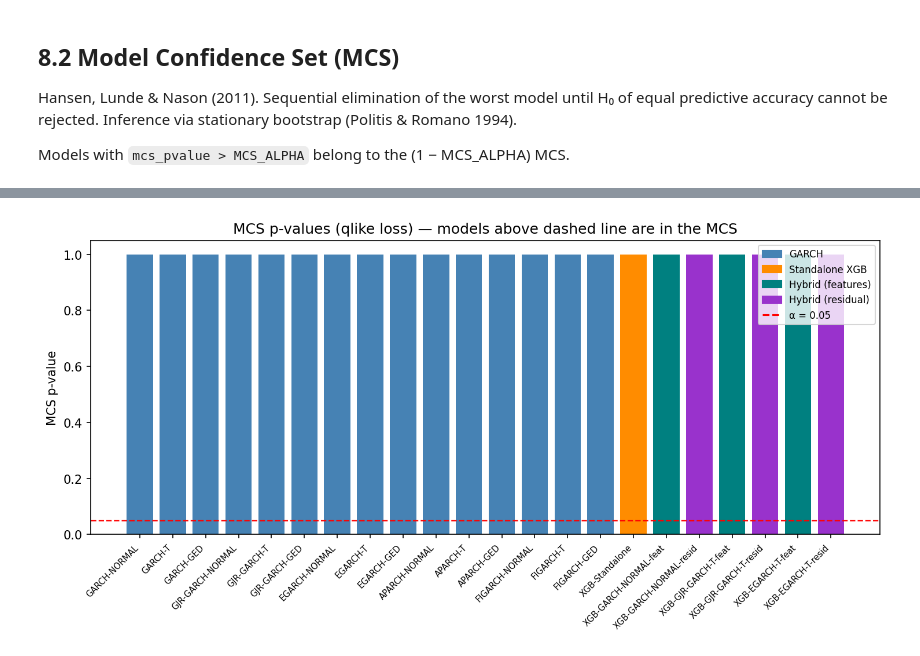
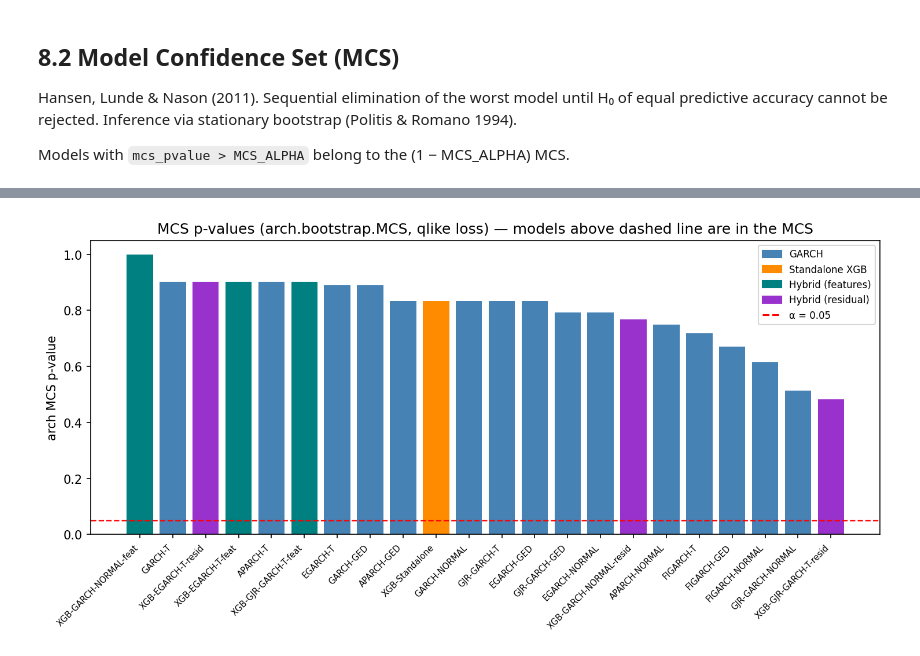
Before and after one commit to SzymonStolarski/volatility-pipeline, a Jupyter notebook: main_pipeline_xgb.ipynb, the cells around one changed output, grey strips where cells are left out. Saved outputs shown, nothing was run; the diff lists cells and outputs as text; code cells hidden in the pictures.

```diff
--- a/main_pipeline_xgb.ipynb
+++ b/main_pipeline_xgb.ipynb
@@ -62,8 +63,17 @@ REFIT_EVERY = 10  # re-estimate parameters every N test steps
 
 # WINDOW_TYPE controls the estimation scheme used during out-of-sample evaluation:
 #   "expanding" — recursive: each step uses all data from the start up to t
-#   "sliding"   — rolling: each step uses a fixed window of len(train) obs
+#   "sliding"   — rolling: each step uses a fixed window of WINDOW_SIZE obs
 WINDOW_TYPE = "expanding"  # 'expanding' | 'sliding'
+
+# WINDOW_SIZE sets the sliding-window width in observations (ignored when
+# WINDOW_TYPE="expanding"). None -> full training length (~3110 obs, ~12y),
+# which overlaps almost entirely with the expanding window over a ~4y test and
+# therefore shows negligible differences. Use a NARROW width to probe
+# sensitivity to the 2020/2022 regime shifts, e.g. 750 (~3y) or 500 (~2y).
+# NOTE: applies to every model group (GARCH, XGB, hybrid) since they share the
+# same evaluator; a narrow window also shortens each XGB training set.
+WINDOW_SIZE = None  # None | 750 | 500 | int (must be <= training length)
 
 # VARIANCE_PROXY controls the realized-variance proxy used as the forecast target:
 #   "garman_klass"  — Garman-Klass (1980): uses OHLC; 5-8x less noisy than r^2
@@ -296,6 +314,7 @@ Realized variance proxy controlled by `VARIANCE_PROXY` (default: Garman-Klass).
 # %%
 evaluator = RollingEvaluator(
-    n_ahead=N_AHEAD, refit_every=REFIT_EVERY, window_type=WINDOW_TYPE
+    n_ahead=N_AHEAD, refit_every=REFIT_EVERY,
+    window_type=WINDOW_TYPE, window_size=WINDOW_SIZE,
 )
 
 # functools.partial is picklable — required when PARALLEL_JOBS != 1.
@@ -310,4 +329,8 @@ garch_results: dict[str, ForecastResult] = evaluator.evaluate_many(
     actuals_series=variance_proxy,
     verbose=True, n_jobs=PARALLEL_JOBS,
 )
+_width = WINDOW_SIZE if (WINDOW_TYPE == "sliding" and WINDOW_SIZE is not None) else (
+    len(train_returns) if WINDOW_TYPE == "sliding" else "n/a"
+)
 print(f"\nCompleted {len(garch_results)} GARCH models.")
+print(f"Window type: {WINDOW_TYPE}  |  Window size: {_width}  |  Proxy: {VARIANCE_PROXY}")
@@ -776,34 +954,39 @@ comparison.style.map(
 # %%
-# MCS summary bar chart — p-values per model coloured by group
-mcs_df   = mcs_result.summary().reset_index().rename(columns={"index": "Model"})
+# MCS summary bar chart — arch.bootstrap.MCS p-values per model, coloured by group.
+# We plot the arch (graded) p-values rather than our custom-MCS output: the custom
+# procedure stops early and assigns a flat placeholder 1.0 to every survivor, which
+# would make all in-set bars identical and uninformative. arch gives graded values.
+# rename_axis('Model') makes the reset_index column name deterministic regardless of
+# how arch names the index.
+mcs_df = arch_mcs_result.rename_axis("Model").reset_index()
 mcs_df["Group"] = mcs_df["Model"].map(_group)
-mcs_df   = mcs_df.sort_values("mcs_pvalue", ascending=False)
+mcs_df = mcs_df.sort_values("mcs_pvalue", ascending=False)
 
 colors = mcs_df["Group"].map({
     "GARCH": "steelblue",
     "Standalone XGB": "darkorange",
     "Hybrid (features)": "teal",
     "Hybrid (residual)": "darkorchid",
 }).fillna("gray")
 
 fig, ax = plt.subplots(figsize=(max(8, len(mcs_df) * 0.45), 5), dpi=150)
 ax.bar(mcs_df["Model"], mcs_df["mcs_pvalue"], color=colors)
 ax.axhline(MCS_ALPHA, color='red', linewidth=1.2, linestyle='--', label=f'α = {MCS_ALPHA}')
-ax.set_ylabel("MCS p-value")
-ax.set_title(f"MCS p-values ({TEST_LOSS} loss) — models above dashed line are in the MCS")
+ax.set_ylabel("arch MCS p-value")
+ax.set_title(f"MCS p-values (arch.bootstrap.MCS, {TEST_LOSS} loss) — models above dashed line are in the MCS")
 ax.set_xticklabels(mcs_df["Model"], rotation=45, ha='right', fontsize=7)
 
 # Legend patches
 from matplotlib.patches import Patch
 legend_elements = [
     Patch(color='steelblue',  label='GARCH'),
     Patch(color='darkorange', label='Standalone XGB'),
     Patch(color='teal',       label='Hybrid (features)'),
     Patch(color='darkorchid', label='Hybrid (residual)'),
     plt.Line2D([0], [0], color='red', linestyle='--', label=f'α = {MCS_ALPHA}'),
 ]
 ax.legend(handles=legend_elements, fontsize=8)
 plt.tight_layout()
 plt.show()
 # %% [output]
-[figure, old version]
+[figure, new version]
```
Also changed, not shown: parts of 26 cells of this notebook, 5 other files.
